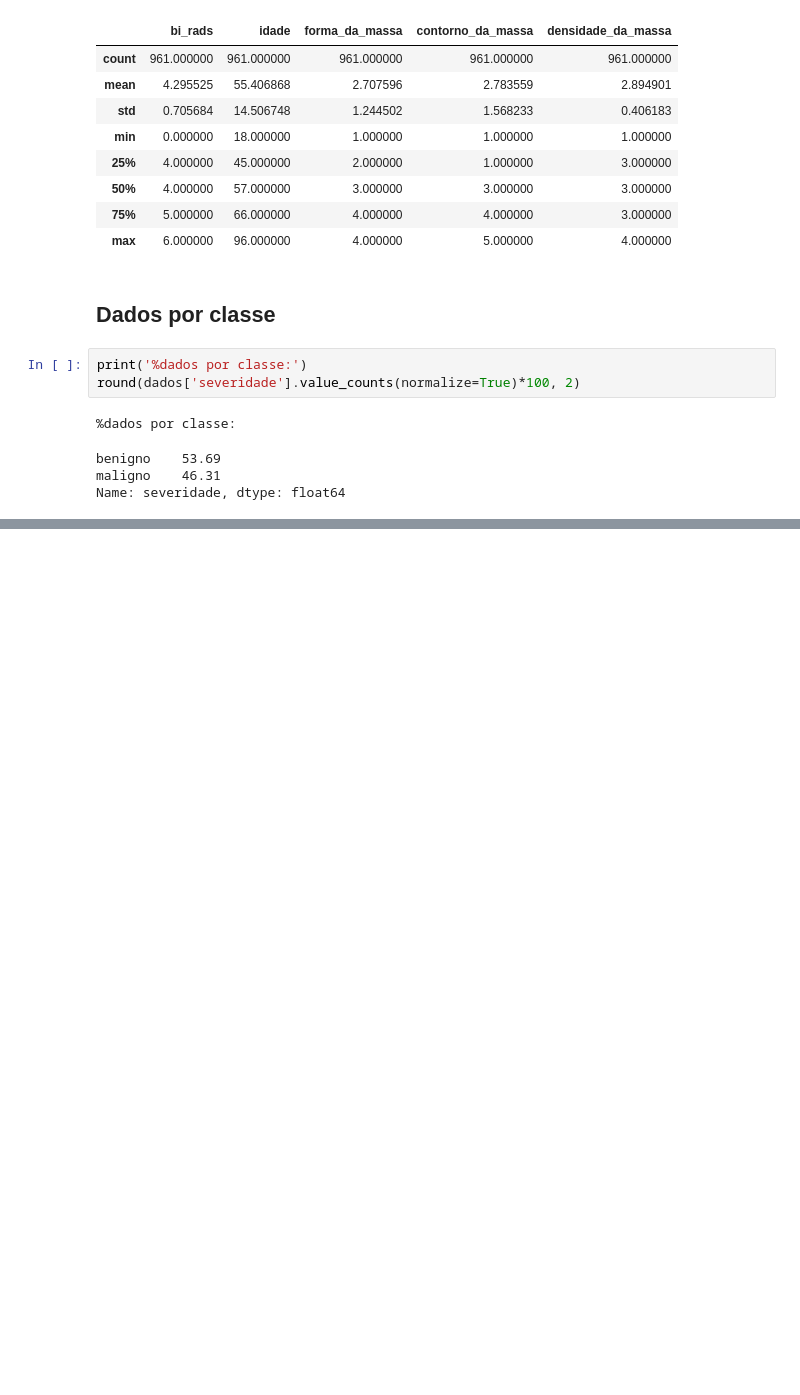
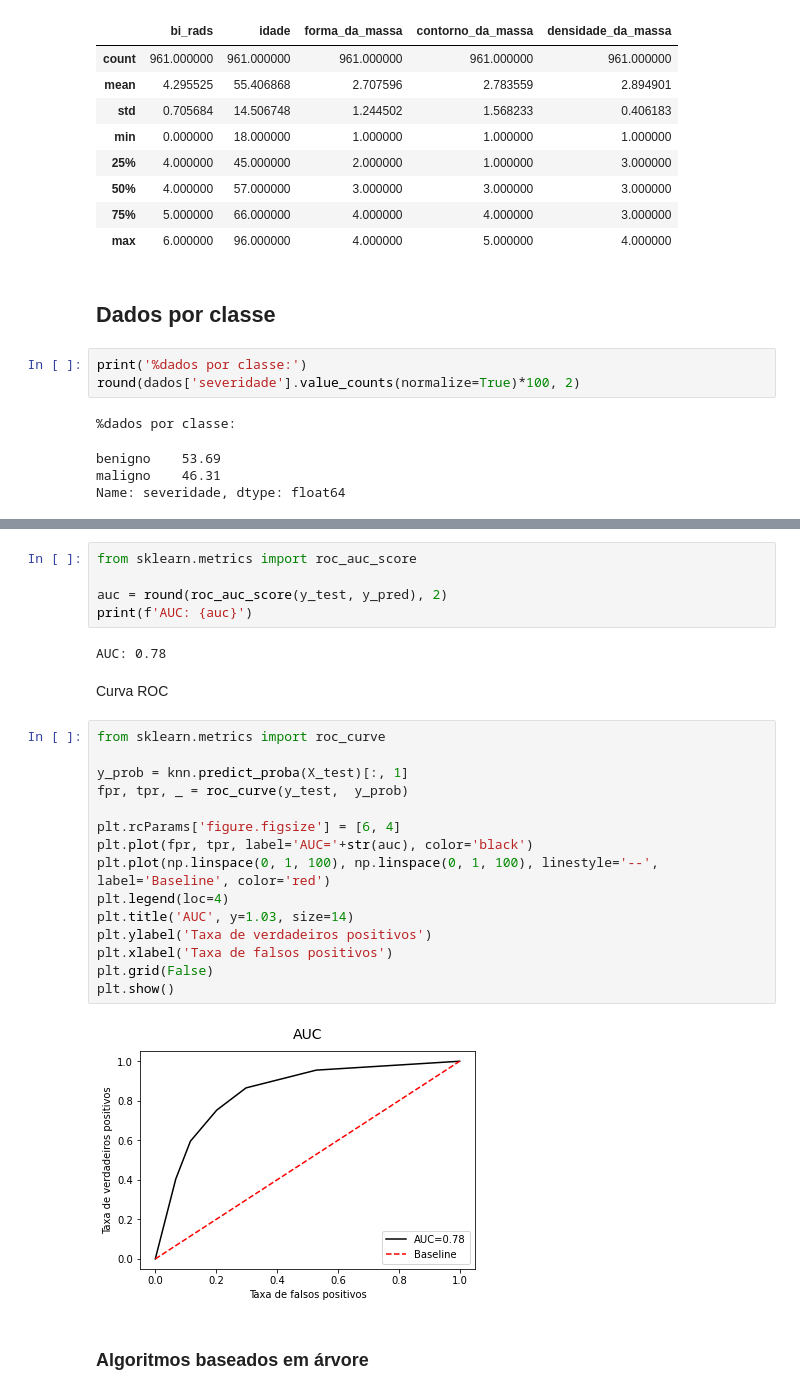
Before and after one commit to LilianeAquino/introducao_mineracao_de_dados, a Jupyter notebook: 05_classificacao_dos_dados.ipynb, the cells around one changed output, grey strips where cells are left out. Saved outputs shown, nothing was run; the diff lists cells and outputs as text; blank space fills up the shorter version.

```diff
--- a/05_classificacao_dos_dados.ipynb
+++ b/05_classificacao_dos_dados.ipynb
@@ -145,0 +228,28 @@ Name: severidade, dtype: float64
+# %%
+from sklearn.metrics import roc_auc_score
+
+auc = round(roc_auc_score(y_test, y_pred), 2)
+print(f'AUC: {auc}')
+# %% [output]
+AUC: 0.78
+# %% [markdown]
+Curva ROC
+# %%
+from sklearn.metrics import roc_curve
+
+y_prob = knn.predict_proba(X_test)[:, 1]
+fpr, tpr, _ = roc_curve(y_test,  y_prob)
+
+plt.rcParams['figure.figsize'] = [6, 4]
+plt.plot(fpr, tpr, label='AUC='+str(auc), color='black')
+plt.plot(np.linspace(0, 1, 100), np.linspace(0, 1, 100), linestyle='--', label='Baseline', color='red')
+plt.legend(loc=4)
+plt.title('AUC', y=1.03, size=14)
+plt.ylabel('Taxa de verdadeiros positivos')
+plt.xlabel('Taxa de falsos positivos')
+plt.grid(False)
+plt.show()
+# %% [output]
+[figure, added]
+# %% [markdown]
+### Algoritmos baseados em árvore
```
Also changed, not shown: parts of 16 cells of this notebook.
